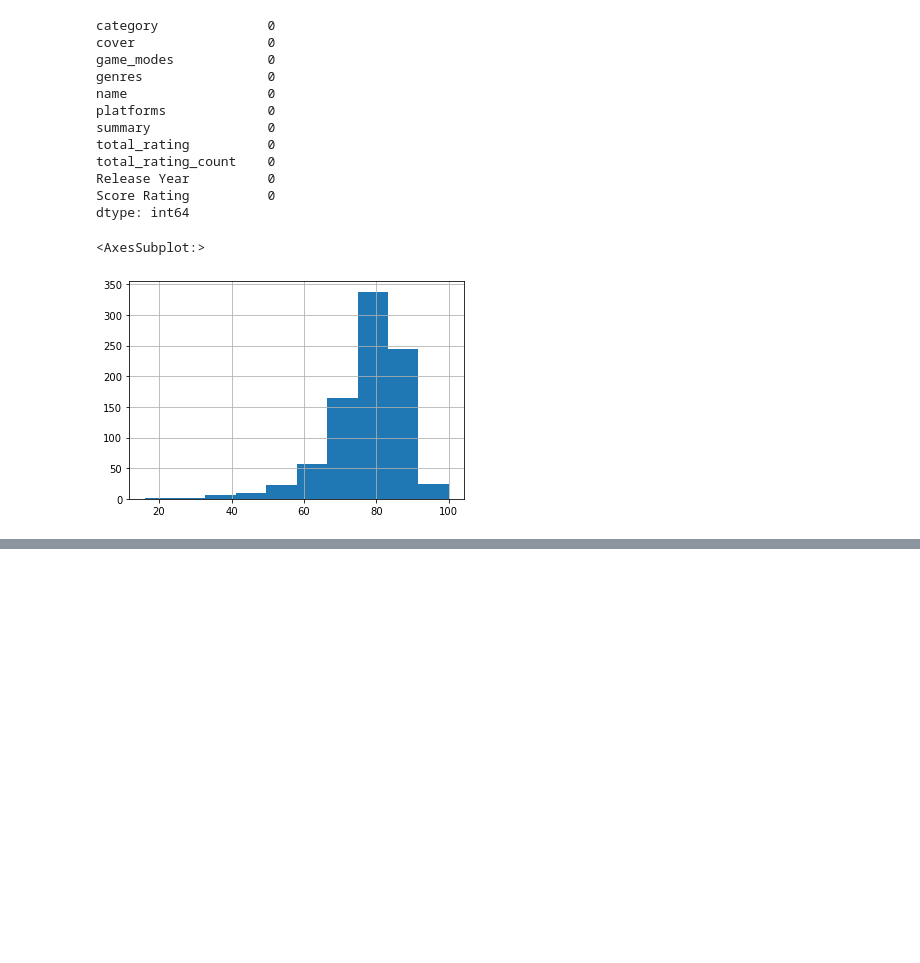
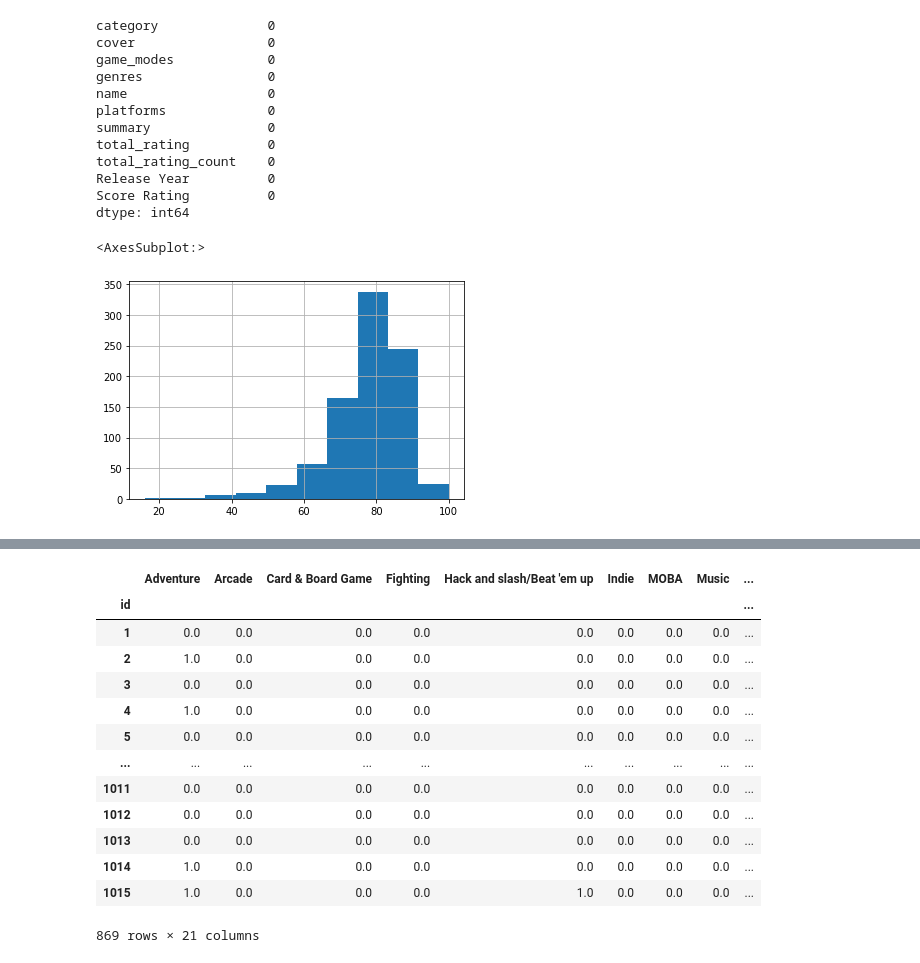
Before and after one commit to 1990Jasonlee/GameOnPassion, a Jupyter notebook: GameOnJson.ipynb, the cells around one changed output, grey strips where cells are left out. Saved outputs shown, nothing was run; the diff lists cells and outputs as text; code cells hidden in the pictures; blank space fills up the shorter version.

```diff
--- a/GameOnJson.ipynb
+++ b/GameOnJson.ipynb
@@ -243,0 +323,19 @@ gamemode_table_df.to_csv('gamemode_table.csv', encoding='utf-8')
+# %%
+genre1 = pd.read_csv('./Data/genre1.csv', header=None)
+genre1.columns = ['id', 'genre']
+genre1.set_index("id", inplace=True)
+genre2 = pd.read_csv('./Data/genre2.csv', header=None)
+genre2.columns = ['id', 'genre']
+genre2.set_index("id", inplace=True)
+genre3 = pd.read_csv('./Data/genre3.csv', header=None)
+genre3.columns = ['id', 'genre']
+genre3.set_index("id", inplace=True)
+genre4 = pd.read_csv('./Data/genre4.csv', header=None)
+genre4.columns = ['id', 'genre']
+genre4.set_index("id", inplace=True)
+genre5 = pd.read_csv('./Data/genre5.csv', header=None)
+genre5.columns = ['id', 'genre']
+genre5.set_index("id", inplace=True)
+genre6 = pd.read_csv('./Data/genre6.csv', header=None)
+genre6.columns = ['id', 'genre']
+genre6.set_index("id", inplace=True)
@@ -243,0 +359,20 @@ gamemode_table_df.to_csv('gamemode_table.csv', encoding='utf-8')
+# %%
+genres_combined = genre1['genre'].str.get_dummies() + genre2['genre'].str.get_dummies()
++ genre3['genre'].str.get_dummies() + genre4['genre'].str.get_dummies()
++ genre5['genre'].str.get_dummies() + genre6['genre'].str.get_dummies()
+genres_combined.replace(np.nan, 0)
+# %% [output]
+|  | Adventure | Arcade | Card & Board Game | Fighting | Hack and slash/Beat 'em up | Indie | MOBA | Music | ... |
+| id |  |  |  |  |  |  |  |  | ... |
+| 1 | 0.0 | 0.0 | 0.0 | 0.0 | 0.0 | 0.0 | 0.0 | 0.0 | ... |
+| 2 | 1.0 | 0.0 | 0.0 | 0.0 | 0.0 | 0.0 | 0.0 | 0.0 | ... |
+| 3 | 0.0 | 0.0 | 0.0 | 0.0 | 0.0 | 0.0 | 0.0 | 0.0 | ... |
+| 4 | 1.0 | 0.0 | 0.0 | 0.0 | 0.0 | 0.0 | 0.0 | 0.0 | ... |
+| 5 | 0.0 | 0.0 | 0.0 | 0.0 | 0.0 | 0.0 | 0.0 | 0.0 | ... |
+| ... | ... | ... | ... | ... | ... | ... | ... | ... | ... |
+| 1011 | 0.0 | 0.0 | 0.0 | 0.0 | 0.0 | 0.0 | 0.0 | 0.0 | ... |
+| 1012 | 0.0 | 0.0 | 0.0 | 0.0 | 0.0 | 0.0 | 0.0 | 0.0 | ... |
+| 1013 | 0.0 | 0.0 | 0.0 | 0.0 | 0.0 | 0.0 | 0.0 | 0.0 | ... |
+| 1014 | 1.0 | 0.0 | 0.0 | 0.0 | 0.0 | 0.0 | 0.0 | 0.0 | ... |
+| 1015 | 1.0 | 0.0 | 0.0 | 0.0 | 1.0 | 0.0 | 0.0 | 0.0 | ... |
+869 rows × 21 columns
```
Also changed, not shown: parts of 16 cells of this notebook, 7 other files.
